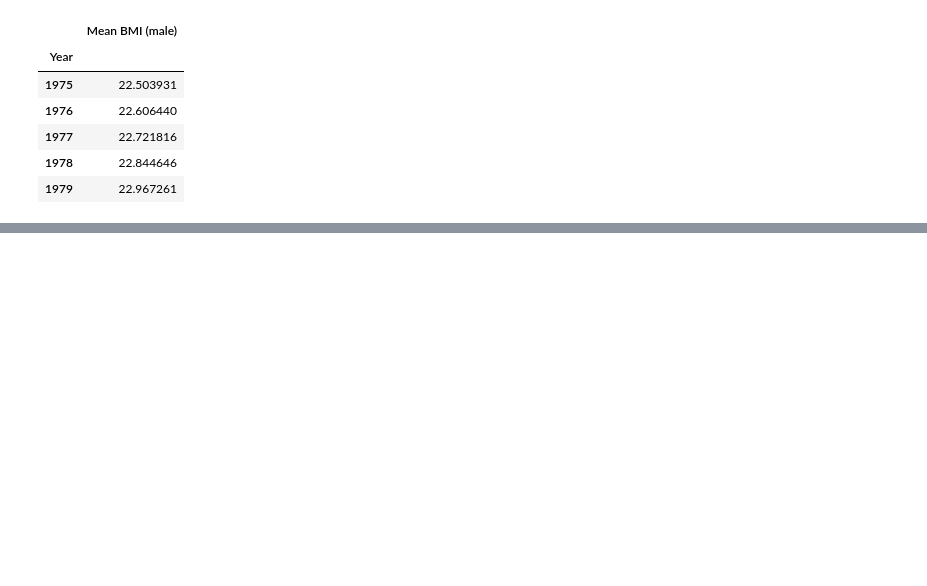
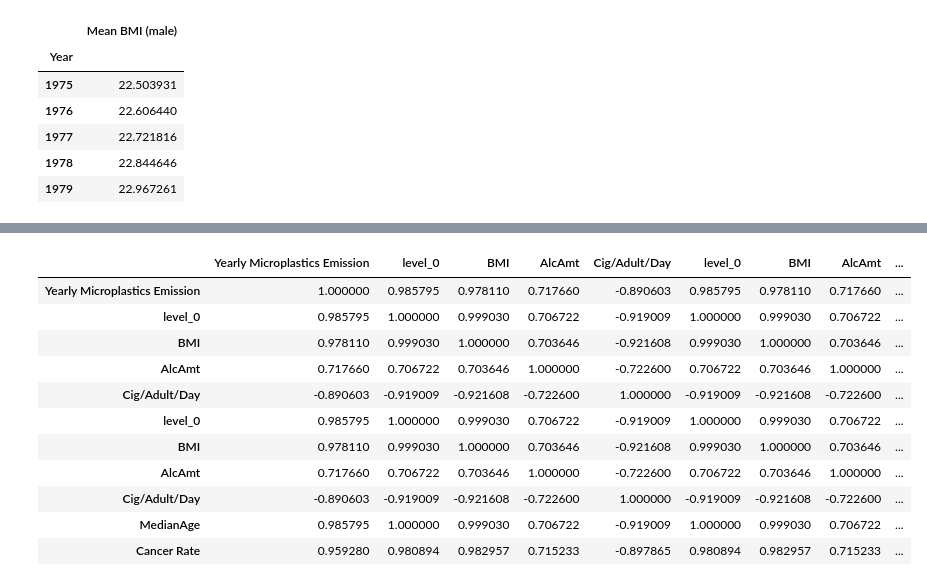
Before and after one commit to CTAN210/BAC7, a Jupyter notebook: cancer/AON_TEAM7_Final.ipynb, the cells around one changed output, grey strips where cells are left out. Cells and saved outputs as stored; diff of their text form; code cells hidden in the pictures; blank space fills up the shorter version.

```diff
--- a/cancer/AON_TEAM7_Final.ipynb
+++ b/cancer/AON_TEAM7_Final.ipynb
@@ -210,0 +191,6 @@ bmi_df
+# %%
+age_df = pd.read_csv('age.csv')
+age_df = age_df.loc[(age_df['Year'] >= 1975) & (age_df['Year'] <= 2000)]
+age_df = age_df.reset_index()
+age_df = age_df.drop(columns = ["Year", "index"])
+age_df.head()
@@ -250,7 +243,7 @@ X = df
 X = X.reset_index().drop(columns = ["index","Year","Time"])
 
 # bmi df refactoring
-# bmi_df = bmi_df.drop(columns = ["index", "level_0"])
+bmi_df = bmi_df.drop(columns = ["index", "level_0"])
 bmi_df = bmi_df.reset_index()
 
 X = pd.concat([X, bmi_df], axis = 1)
@@ -287,3 +280,30 @@ Notes:
 [1] Standard Errors assume that the covariance matrix of the errors is correctly specified.
 [2] The condition number is large, 1.07e+06. This might indicate that there are
 strong multicollinearity or other numerical problems.
+# %%
+X = df
+# X = X.reset_index().drop(columns = ["index","Year"])
+X = X.reset_index().drop(columns = ["index","Year","Time"])
+
+# bmi df refactoring
+# bmi_df = bmi_df.drop(columns = ["index", "level_0"])
+bmi_df = bmi_df.reset_index()
+
+# X = pd.concat([X, bmi_df, alcohol_df], axis = 1)
+X = pd.concat([X, bmi_df, alcohol_df, smoke_df], axis = 1)
+X = pd.concat([X, bmi_df, alcohol_df, smoke_df, age_df], axis = 1)
+X = X.drop(columns = ["index", "Year"])
+
+y = df_cancer['Cancer Rate']
+y = y.reset_index().drop(columns = "index")
+y = y.astype(float)
+
+# Define the modell
+X = sm.add_constant(X)
+model = sm.OLS(y, X)
+
+# Fit the model
+model_fit = model.fit()
+
+# Print the model summary
+print(model_fit.summary())
@@ -289,0 +328,18 @@ strong multicollinearity or other numerical problems.
+# %%
+# X = X.drop(columns = "const")
+new = pd.DataFrame()
+new = pd.concat([X, y], axis = 1)
+new.corr()
+# %% [output]
+|  | Yearly Microplastics Emission | level_0 | BMI | AlcAmt | Cig/Adult/Day | level_0 | BMI | AlcAmt | ... |
+| Yearly Microplastics Emission | 1.000000 | 0.985795 | 0.978110 | 0.717660 | -0.890603 | 0.985795 | 0.978110 | 0.717660 | ... |
+| level_0 | 0.985795 | 1.000000 | 0.999030 | 0.706722 | -0.919009 | 1.000000 | 0.999030 | 0.706722 | ... |
+| BMI | 0.978110 | 0.999030 | 1.000000 | 0.703646 | -0.921608 | 0.999030 | 1.000000 | 0.703646 | ... |
+| AlcAmt | 0.717660 | 0.706722 | 0.703646 | 1.000000 | -0.722600 | 0.706722 | 0.703646 | 1.000000 | ... |
+| Cig/Adult/Day | -0.890603 | -0.919009 | -0.921608 | -0.722600 | 1.000000 | -0.919009 | -0.921608 | -0.722600 | ... |
+| level_0 | 0.985795 | 1.000000 | 0.999030 | 0.706722 | -0.919009 | 1.000000 | 0.999030 | 0.706722 | ... |
+| BMI | 0.978110 | 0.999030 | 1.000000 | 0.703646 | -0.921608 | 0.999030 | 1.000000 | 0.703646 | ... |
+| AlcAmt | 0.717660 | 0.706722 | 0.703646 | 1.000000 | -0.722600 | 0.706722 | 0.703646 | 1.000000 | ... |
+| Cig/Adult/Day | -0.890603 | -0.919009 | -0.921608 | -0.722600 | 1.000000 | -0.919009 | -0.921608 | -0.722600 | ... |
+| MedianAge | 0.985795 | 1.000000 | 0.999030 | 0.706722 | -0.919009 | 1.000000 | 0.999030 | 0.706722 | ... |
+| Cancer Rate | 0.959280 | 0.980894 | 0.982957 | 0.715233 | -0.897865 | 0.980894 | 0.982957 | 0.715233 | ... |
```
Also changed, not shown: parts of 17 cells of this notebook, 5 other files.
